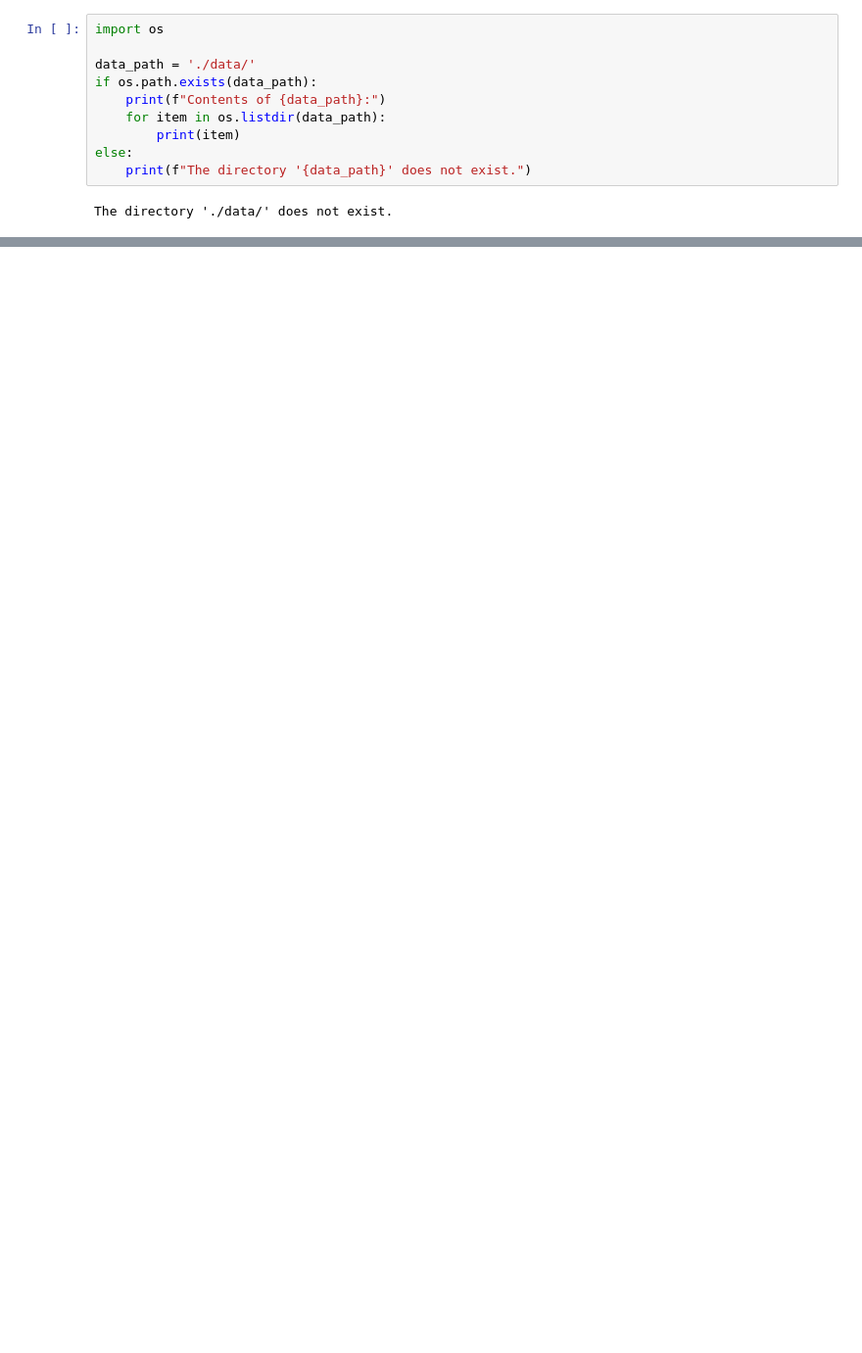
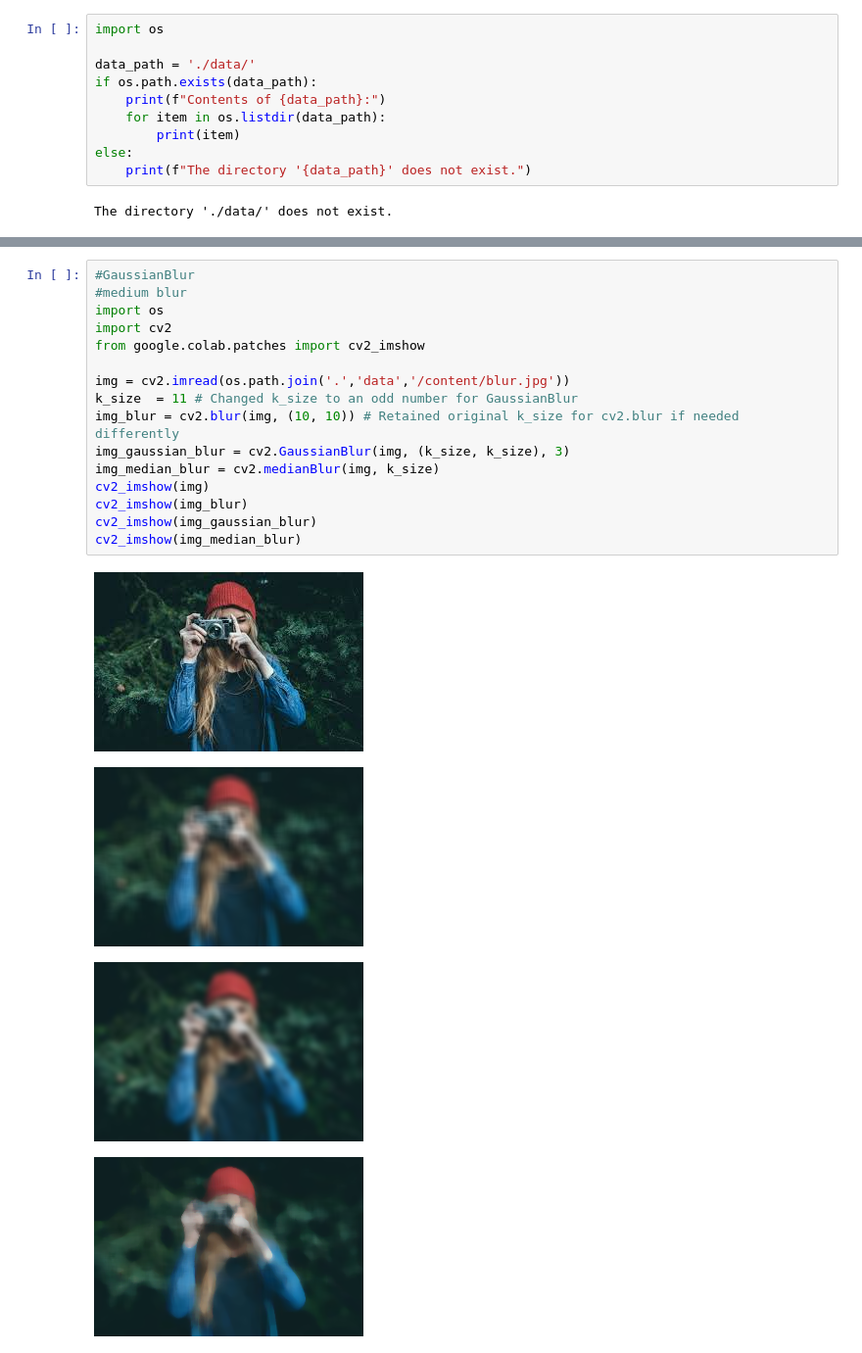
Before and after one commit to keertivardhan747/OpenCV, a Jupyter notebook: opencv.ipynb, the cells around one changed output, grey strips where cells are left out. Shown at 98% size. Cells and saved outputs as stored; diff of their text form; blank space fills up the shorter version.

```diff
--- a/opencv.ipynb
+++ b/opencv.ipynb
@@ -118,0 +135,21 @@ The directory './data/' does not exist.
+# %%
+#GaussianBlur
+#medium blur
+import os
+import cv2
+from google.colab.patches import cv2_imshow
+
+img = cv2.imread(os.path.join('.','data','/content/blur.jpg'))
+k_size  = 11 # Changed k_size to an odd number for GaussianBlur
+img_blur = cv2.blur(img, (10, 10)) # Retained original k_size for cv2.blur if needed differently
+img_gaussian_blur = cv2.GaussianBlur(img, (k_size, k_size), 3)
+img_median_blur = cv2.medianBlur(img, k_size)
+cv2_imshow(img)
+cv2_imshow(img_blur)
+cv2_imshow(img_gaussian_blur)
+cv2_imshow(img_median_blur)
+# %% [output]
+[figure, added]
+[figure, added]
+[figure, added]
+[figure, added]
```
Also changed, not shown: parts of 3 cells of this notebook.
